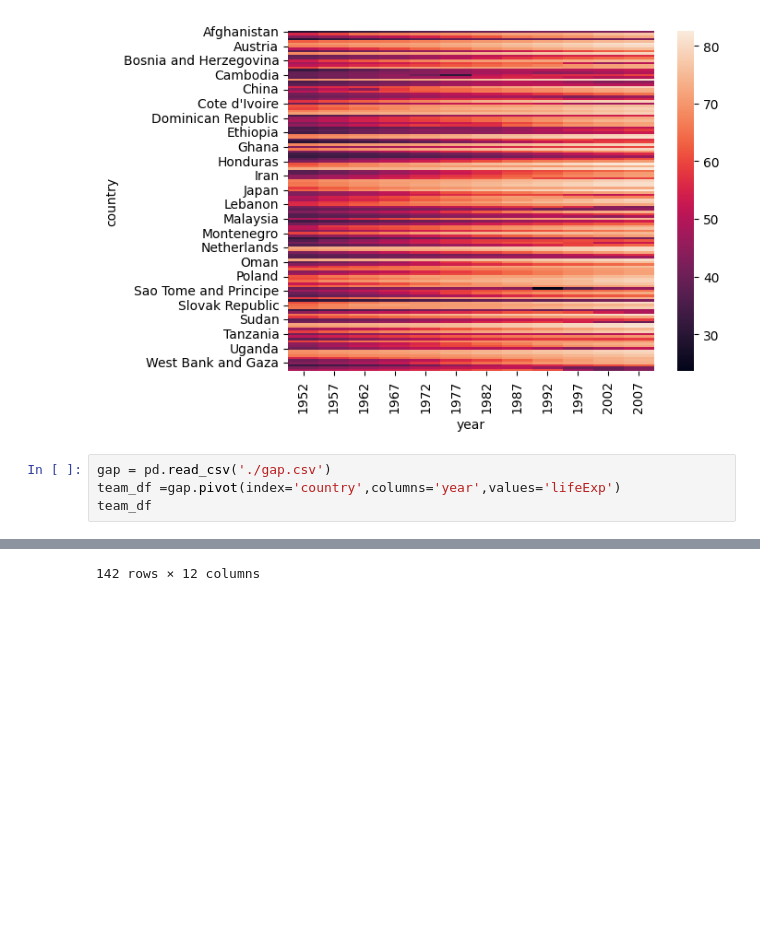
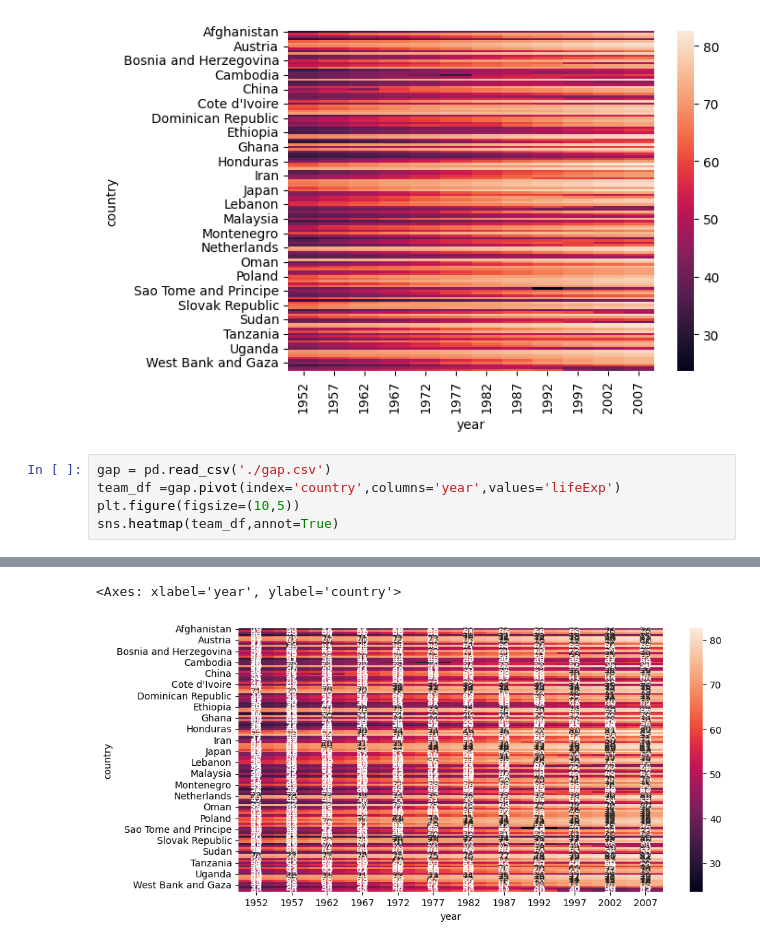
Before and after one commit to dheeraj0342/DSML, a Jupyter notebook: seaborn.ipynb, the cells around one changed output, grey strips where cells are left out. Drawn from its saved outputs; the diff is of its cells as text; blank space fills up the shorter version.

```diff
--- a/seaborn.ipynb
+++ b/seaborn.ipynb
@@ -88,5 +88,6 @@ sns.heatmap(gap)
 # %%
 gap = pd.read_csv('./gap.csv')
 team_df =gap.pivot(index='country',columns='year',values='lifeExp')
-team_df
+plt.figure(figsize=(10,5))
+sns.heatmap(team_df,annot=True)
 # %% [output]
@@ -106 +94,2 @@ team_df
-142 rows × 12 columns
+<Axes: xlabel='year', ylabel='country'>
+[figure, added]
```
Also changed, not shown: parts of 13 cells of this notebook, 8 other files.
